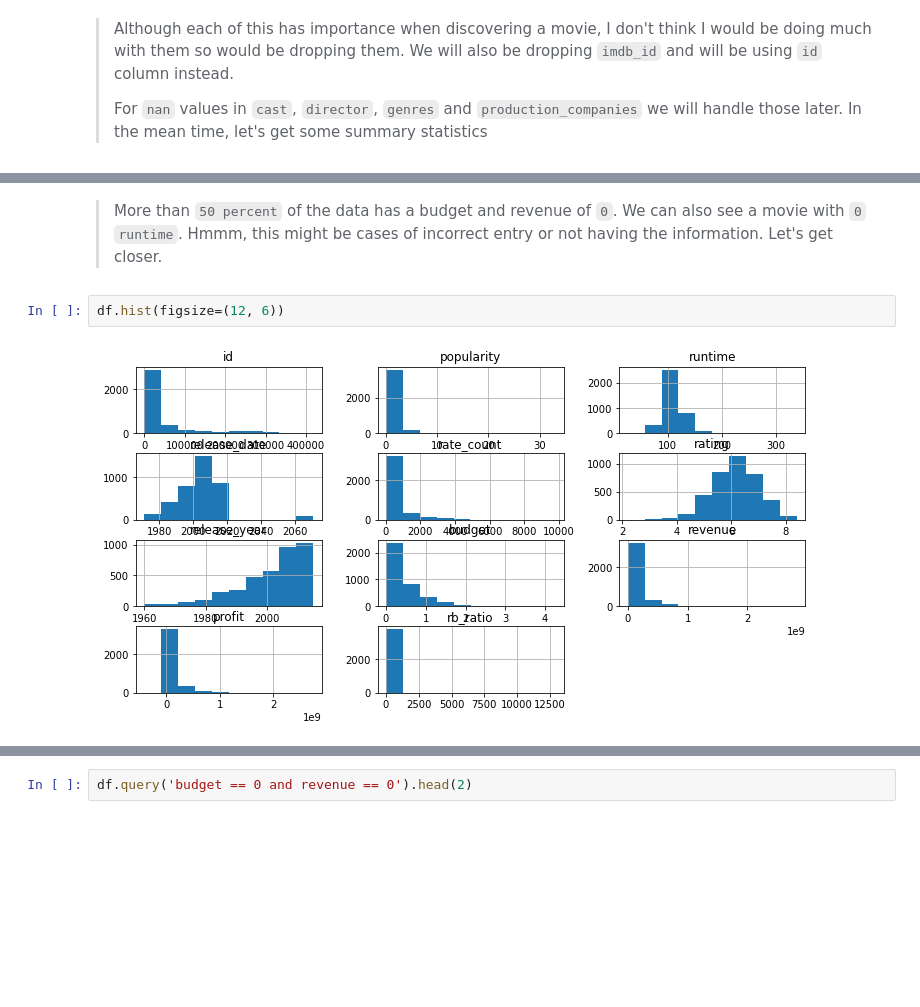
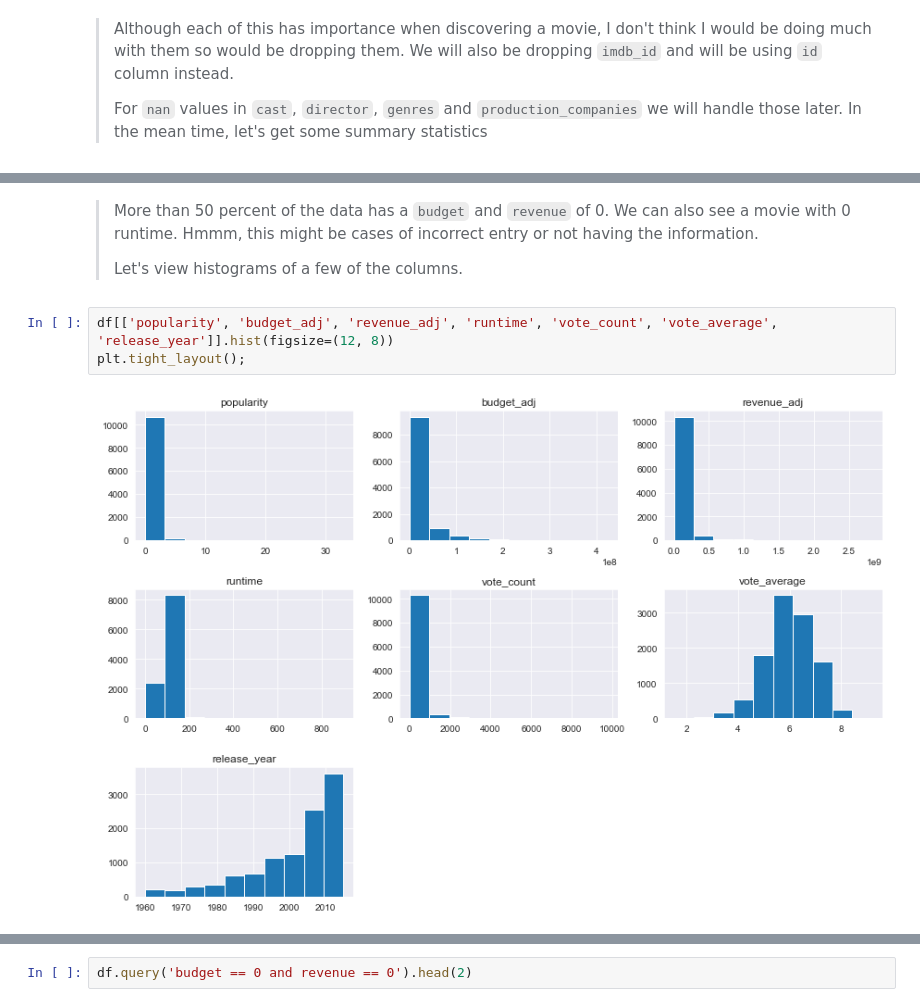
Before and after one commit to mathias-mike/Analyzing-Data, a Jupyter notebook: TMDB Movie Data Analysis/investigate-a-dataset-template.ipynb, the cells around one changed output, grey strips where cells are left out. Drawn from its saved outputs; the diff is of its cells as text; blank space fills up the shorter version.

Commit message:
Improve on tmdb data analysis

```diff
--- a/TMDB Movie Data Analysis/investigate-a-dataset-template.ipynb
+++ b/TMDB Movie Data Analysis/investigate-a-dataset-template.ipynb
@@ -109,8 +110,11 @@ df.describe()
 | 75% | 75610.000000 | 0.713817 | 1.500000e+07 | 2.400000e+07 | 111.000000 | 145.750000 | 6.600000 | 2011.000000 | 2.085325e+07 | ... |
 | max | 417859.000000 | 32.985763 | 4.250000e+08 | 2.781506e+09 | 900.000000 | 9767.000000 | 9.200000 | 2015.000000 | 4.250000e+08 | ... |
 # %% [markdown]
-> More than `50 percent` of the data has a budget and revenue of `0`. We can also see a movie with `0` `runtime`. Hmmm, this might be cases of incorrect entry or not having the information. Let's get closer.
+>More than 50 percent of the data has a `budget` and `revenue` of 0. We can also see a movie with 0 runtime. Hmmm, this might be cases of incorrect entry or not having the information.
+>
+>Let's view histograms of a few of the columns.
-# %%
-df.hist(figsize=(12, 6))
-# %% [output]
-[figure, removed]
+# %%
+df[['popularity', 'budget_adj', 'revenue_adj', 'runtime', 'vote_count', 'vote_average', 'release_year']].hist(figsize=(12, 8))
+plt.tight_layout();
+# %% [output]
+[figure, added]
```
Also changed, not shown: parts of 42 cells of this notebook, 1 other file.
